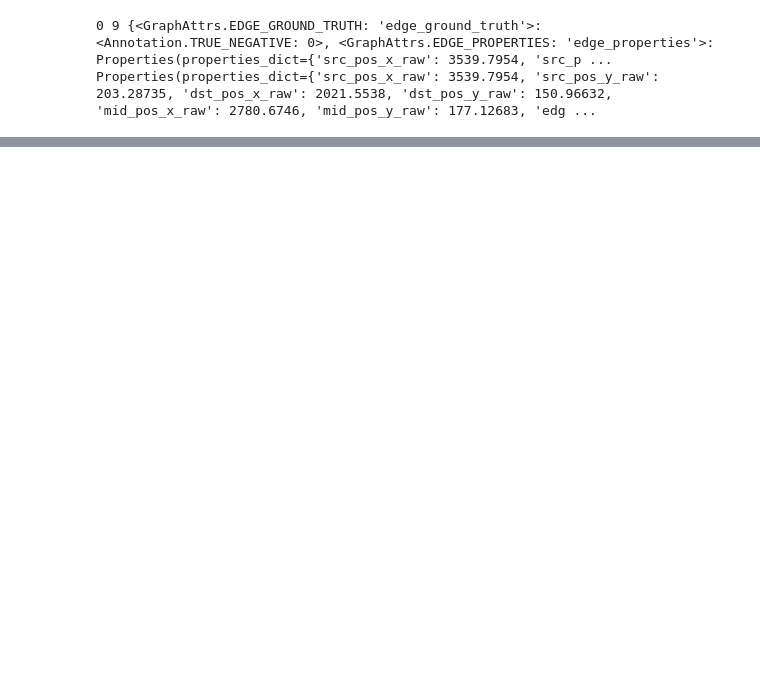
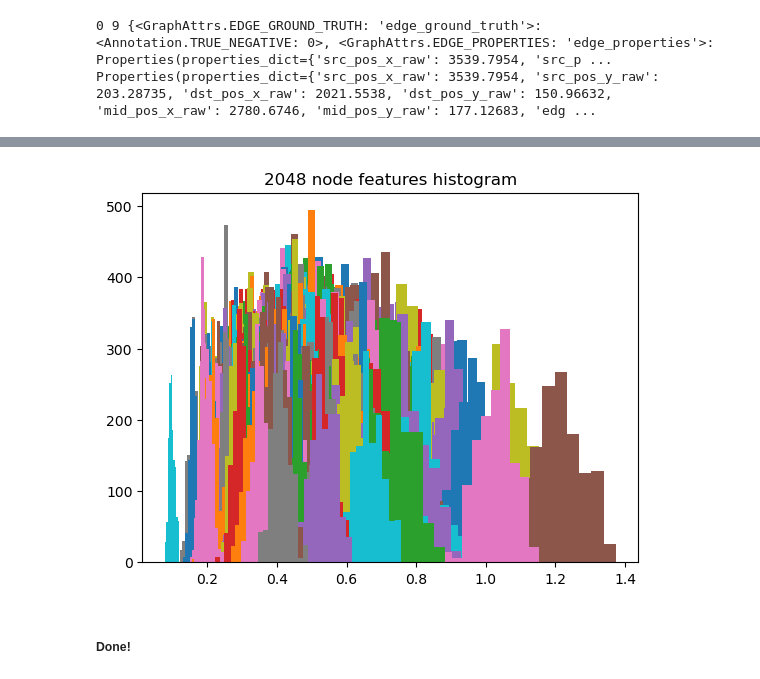
Before and after one commit to alan-turing-institute/grace, a Jupyter notebook: notebooks/edge_props.ipynb, the cells around one changed output, grey strips where cells are left out. Saved outputs shown, nothing was run; the diff lists cells and outputs as text; code cells hidden in the pictures; blank space fills up the shorter version.

```diff
--- a/notebooks/edge_props.ipynb
+++ b/notebooks/edge_props.ipynb
@@ -89,0 +80,13 @@ plt.hist(lens, bins=100)
+# %%
+for i in tqdm(range(num_features)):
+    props = []
+    for data in data_list:
+        props.extend(data.x[:, i].tolist())
+    plt.hist(props)
+
+plt.title(f"{num_features} node features histogram")
+plt.show()
+# %% [output]
+[figure, added]
+# %% [markdown]
+##### Done!
```
Also changed, not shown: parts of 12 cells of this notebook.
